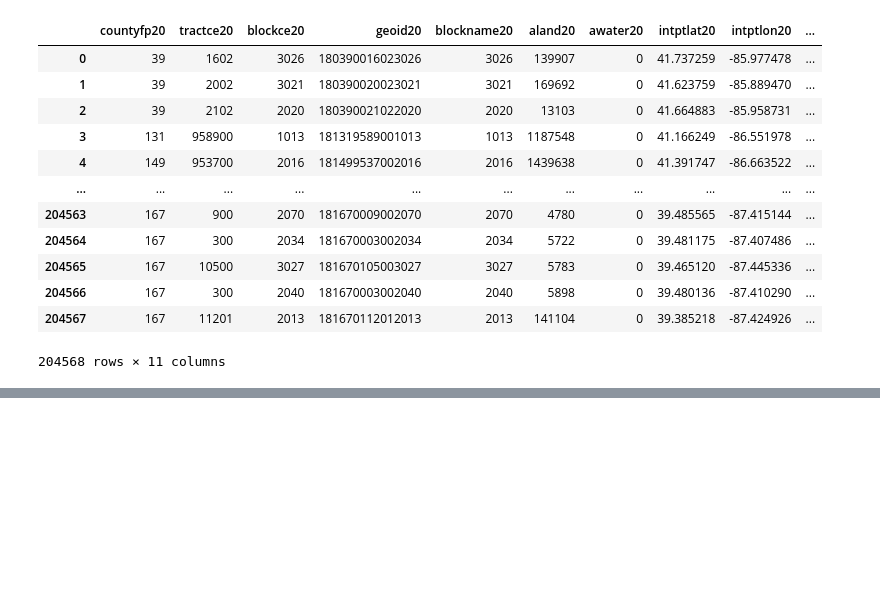
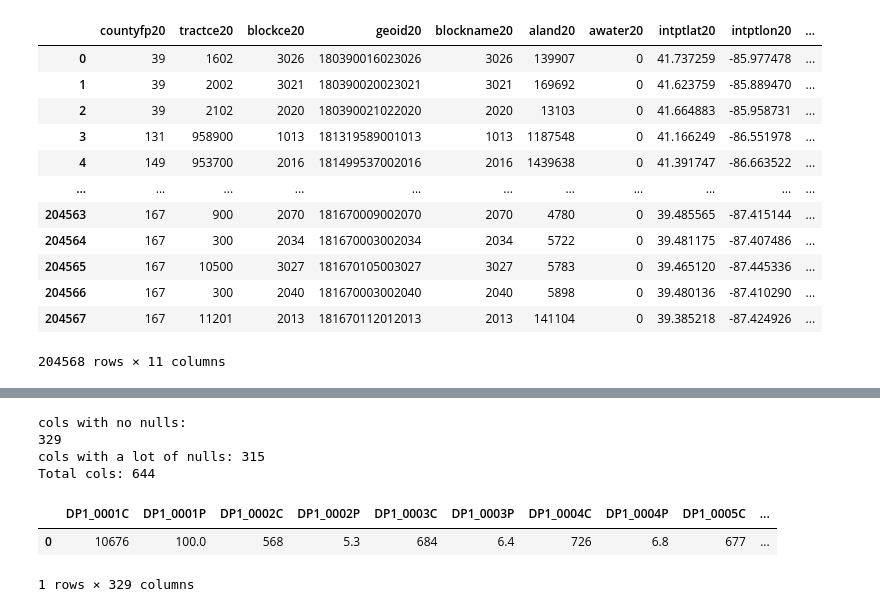
Before and after one commit to aaron-mv-moore/indy-action-time, a Jupyter notebook: 00_working_prepare_census.ipynb, the cells around one changed output, grey strips where cells are left out. Drawn from its saved outputs; the diff is of its cells as text; code cells hidden in the pictures; blank space fills up the shorter version.

```diff
--- a/00_working_prepare_census.ipynb
+++ b/00_working_prepare_census.ipynb
@@ -266,0 +314,25 @@ get_clean_gdf20()
+# %%
+# checking to see how many columns have no nulls
+print('cols with no nulls:')
+print((df.isna().sum() == 0).sum())
+
+
+# checking to see how many column have over 800 nulls
+print(f'cols with a lot of nulls: {(df.isna().sum() > 800).sum()}')
+
+
+print(f'Total cols: {(df.isna().sum() > 800).sum() + (df.isna().sum() == 0).sum()}')
+
+# drop all columns with nulls
+df.dropna(axis=1, inplace = True)
+# %% [output]
+cols with no nulls:
+329
+cols with a lot of nulls: 315
+Total cols: 644
+# %%
+df.head(1)
+# %% [output]
+|  | DP1_0001C | DP1_0001P | DP1_0002C | DP1_0002P | DP1_0003C | DP1_0003P | DP1_0004C | DP1_0004P | DP1_0005C | ... |
+| 0 | 10676 | 100.0 | 568 | 5.3 | 684 | 6.4 | 726 | 6.8 | 677 | ... |
+1 rows × 329 columns
```
Also changed, not shown: parts of 12 cells of this notebook.
